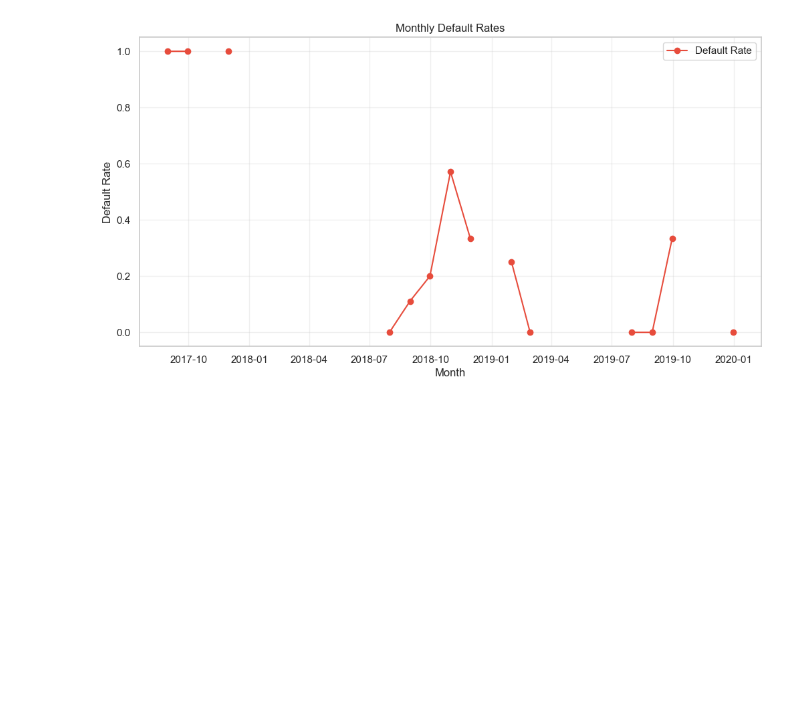
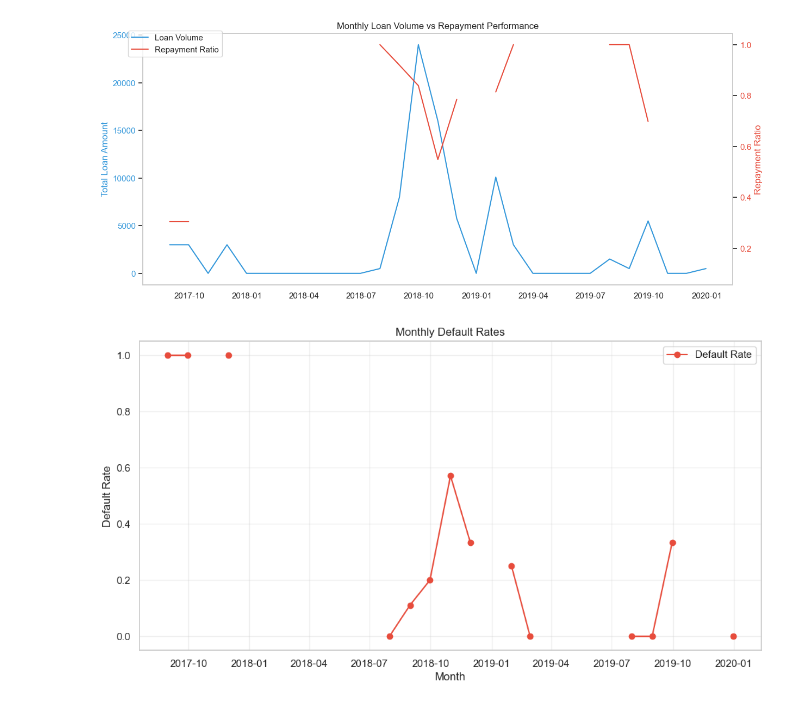
Before and after one commit to Elizabeth-Mwania/credit-risk-analysis, a Jupyter notebook: loan_analysis.ipynb, the cells around one changed output. Saved outputs shown, nothing was run; the diff lists cells and outputs as text; code cells hidden in the pictures; blank space fills up the shorter version.

```diff
--- a/loan_analysis.ipynb
+++ b/loan_analysis.ipynb
@@ -245 +212,31 @@ plt.show()
+# %%
+# Monthly Loan Volume vs Repayment Performance
+
+monthly_data = df.set_index('Funded_date').resample('M').agg({
+    'loan_amount': 'sum',
+    'repayment_ratio': 'mean',
+    'loan_status': lambda x: (x == 'Fully Repaid').mean()
+})
+
+fig, ax1 = plt.subplots(figsize=(14, 6))
+
+ax1.plot(monthly_data.index, monthly_data['loan_amount'],
+            color='#3498db', label='Loan Volume')
+ax1.set_ylabel('Total Loan Amount', color='#3498db')
+ax1.tick_params(axis='y', labelcolor='#3498db')
+
+ax2 = ax1.twinx()
+ax2.plot(monthly_data.index, monthly_data['repayment_ratio'],
+            color='#e74c3c', label='Repayment Ratio')
+ax2.set_ylabel('Repayment Ratio', color='#e74c3c')
+ax2.tick_params(axis='y', labelcolor='#e74c3c')
+
+plt.title('Monthly Loan Volume vs Repayment Performance')
+fig.legend(loc='upper left', bbox_to_anchor=(0.1, 0.9))
+ax1.grid(False)
+ax2.grid(False)
+
+plt.show()
+# %% [output]
+[figure, added]
 # %%
```
Also changed, not shown: parts of 13 cells of this notebook, 4 other files.
